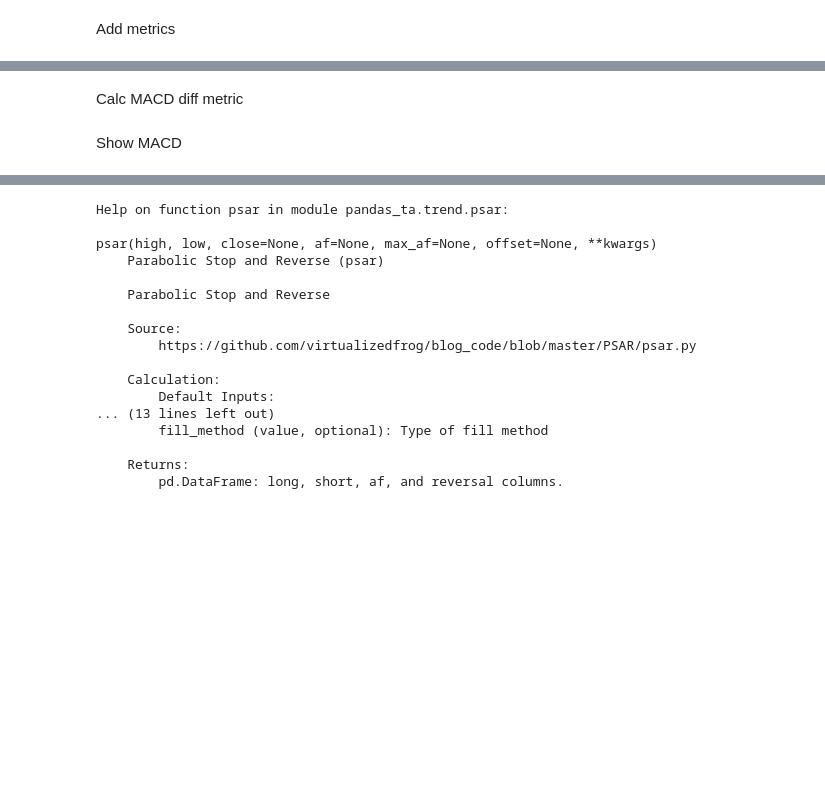
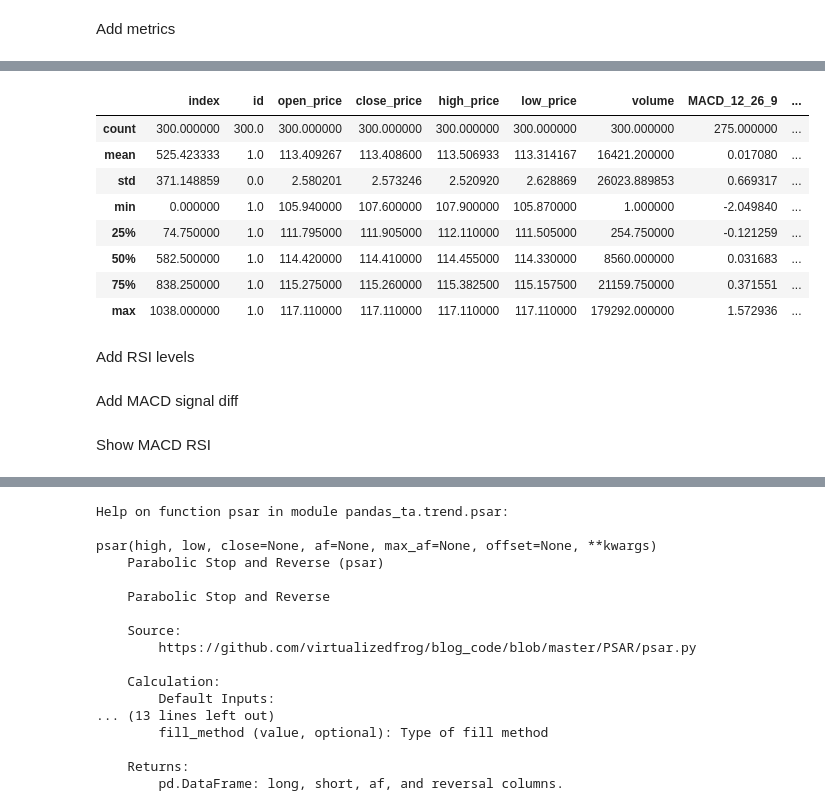
Before and after one commit to crabio/tinkoff-invest-bot, a Jupyter notebook: candles_analyzer/main.ipynb, the cells around one changed output, grey strips where cells are left out. Drawn from its saved outputs; the diff is of its cells as text; code cells hidden in the pictures; blank space fills up the shorter version.

Commit message:
Add MACD RSI

```diff
--- a/candles_analyzer/main.ipynb
+++ b/candles_analyzer/main.ipynb
@@ -139,3 +139,17 @@ sliding_window_df.head()
 | 2 | 2 | JPMorgan | 1 | BBG000DMBXR2 | 2018-01-23 20:55:00+00:00 | 114.20 | 114.23 | 114.26 | 114.16 | 76837.0 | ... |
 | 3 | 3 | JPMorgan | 1 | BBG000DMBXR2 | 2018-01-23 20:50:00+00:00 | 114.37 | 114.21 | 114.39 | 114.19 | 34299.0 | ... |
 | 4 | 4 | JPMorgan | 1 | BBG000DMBXR2 | 2018-01-23 20:45:00+00:00 | 114.33 | 114.36 | 114.41 | 114.31 | 27240.0 | ... |
+# %%
+sliding_window_df.describe()
+# %% [output]
+|  | index | id | open_price | close_price | high_price | low_price | volume | MACD_12_26_9 | ... |
+| count | 300.000000 | 300.0 | 300.000000 | 300.000000 | 300.000000 | 300.000000 | 300.000000 | 275.000000 | ... |
+| mean | 525.423333 | 1.0 | 113.409267 | 113.408600 | 113.506933 | 113.314167 | 16421.200000 | 0.017080 | ... |
+| std | 371.148859 | 0.0 | 2.580201 | 2.573246 | 2.520920 | 2.628869 | 26023.889853 | 0.669317 | ... |
+| min | 0.000000 | 1.0 | 105.940000 | 107.600000 | 107.900000 | 105.870000 | 1.000000 | -2.049840 | ... |
+| 25% | 74.750000 | 1.0 | 111.795000 | 111.905000 | 112.110000 | 111.505000 | 254.750000 | -0.121259 | ... |
+| 50% | 582.500000 | 1.0 | 114.420000 | 114.410000 | 114.455000 | 114.330000 | 8560.000000 | 0.031683 | ... |
+| 75% | 838.250000 | 1.0 | 115.275000 | 115.260000 | 115.382500 | 115.157500 | 21159.750000 | 0.371551 | ... |
+| max | 1038.000000 | 1.0 | 117.110000 | 117.110000 | 117.110000 | 117.110000 | 179292.000000 | 1.572936 | ... |
+# %% [markdown]
+Add RSI levels
@@ -142,3 +158,3 @@ sliding_window_df.head()
 # %% [markdown]
-Calc MACD diff metric
+Add MACD signal diff
 # %%
@@ -146,5 +162,5 @@ sliding_window_df["MACD_12_26_9_diff"] = sliding_window_df["MACD_12_26_9"] - sli
 # %% [markdown]
-Show MACD
+Show MACD RSI
 # %%
 plt.figure(figsize=(16,8))
 ax1 = sliding_window_df["close_price"].plot(color="black")
```
Also changed, not shown: parts of 5 cells of this notebook.
